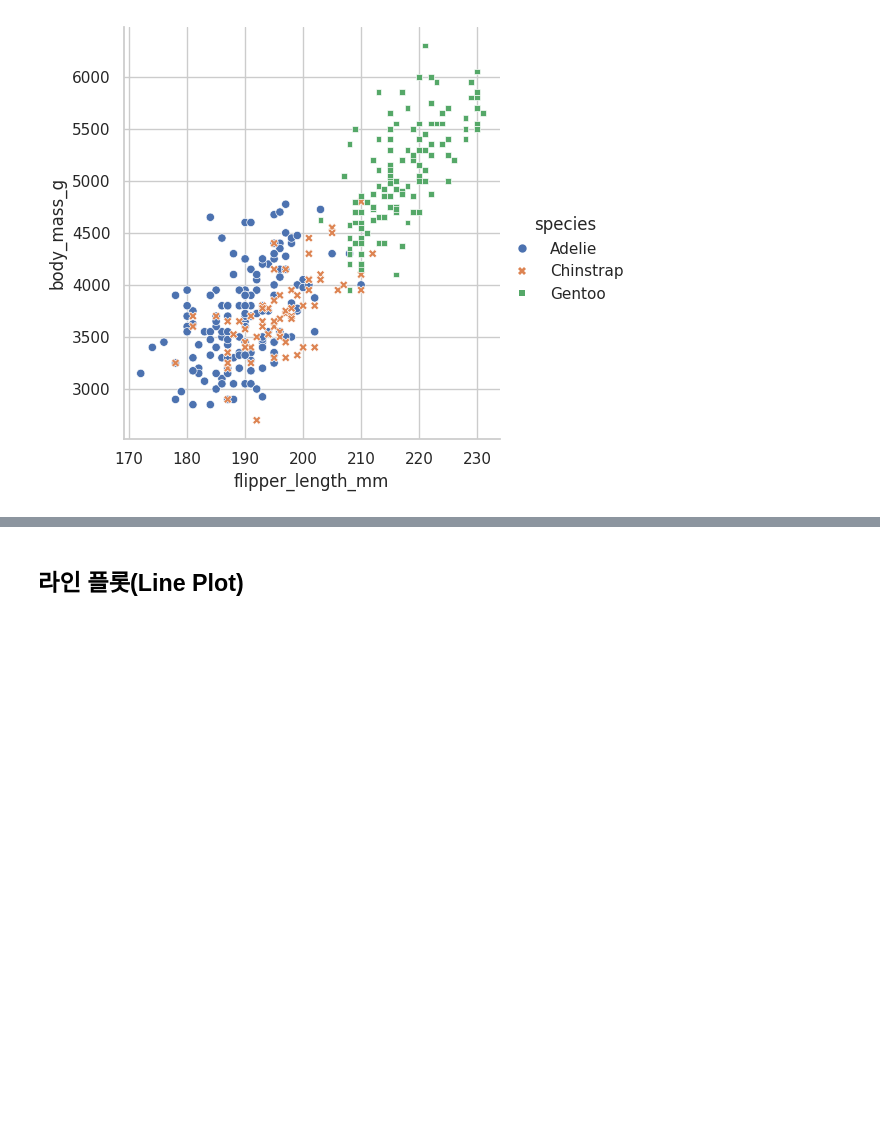
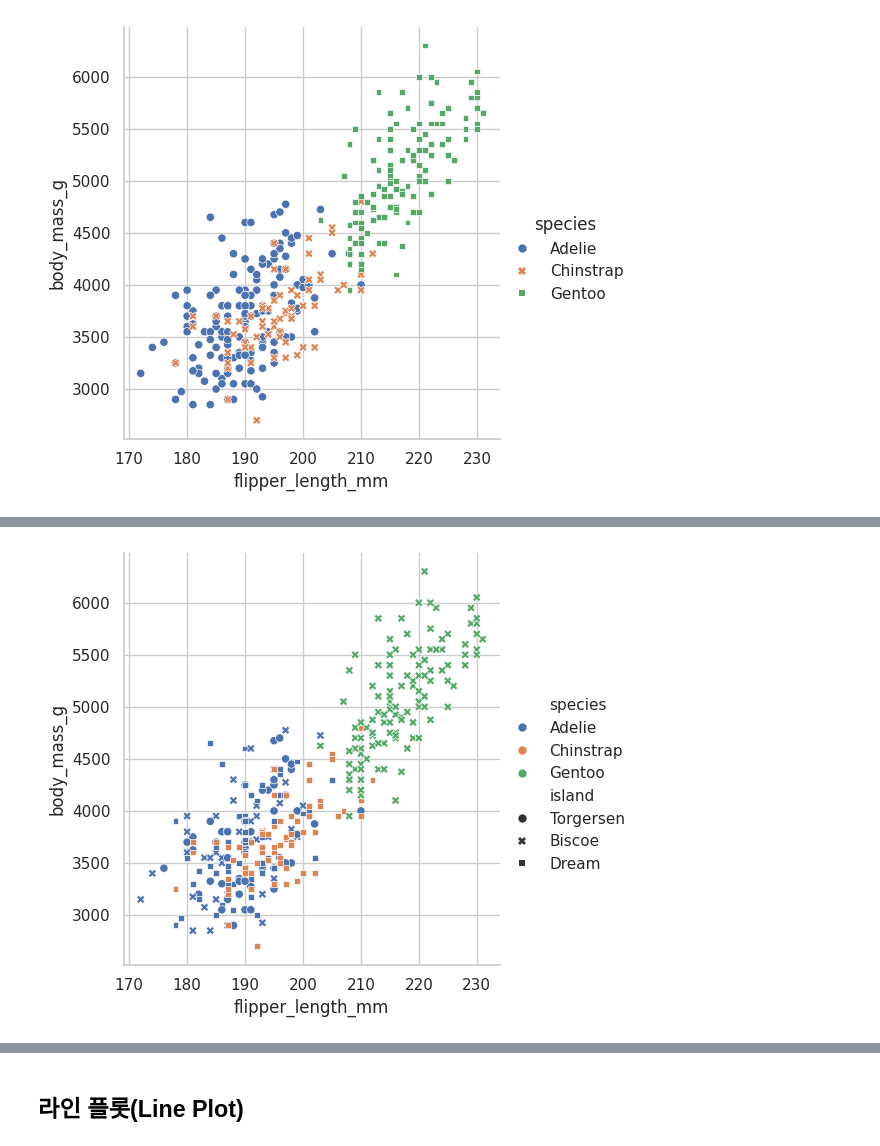
Before and after one commit to doojin2323/data-science, a Jupyter notebook: Seaborn_한번에_제대로_배우기.ipynb, the cells around one changed output, grey strips where cells are left out. Drawn from its saved outputs; the diff is of its cells as text; code cells hidden in the pictures; blank space fills up the shorter version.

```diff
--- a/Seaborn_한번에_제대로_배우기.ipynb
+++ b/Seaborn_한번에_제대로_배우기.ipynb
@@ -52,6 +52,6 @@ sns.relplot(x="flipper_length_mm", y="body_mass_g",
 # %% [output]
 [figure]
 # %%
-.relplot(x="flipper_length_mm", y="body_mass_g",
+sns.relplot(x="flipper_length_mm", y="body_mass_g",
             hue='species', style='island',data=penguins);
 # %% [output]
@@ -58,0 +58 @@ SyntaxError: invalid syntax (<ipython-input-1-6bc2f3bb4419>, line 1)
+[figure, added]
```
Also changed, not shown: parts of 31 cells of this notebook.
